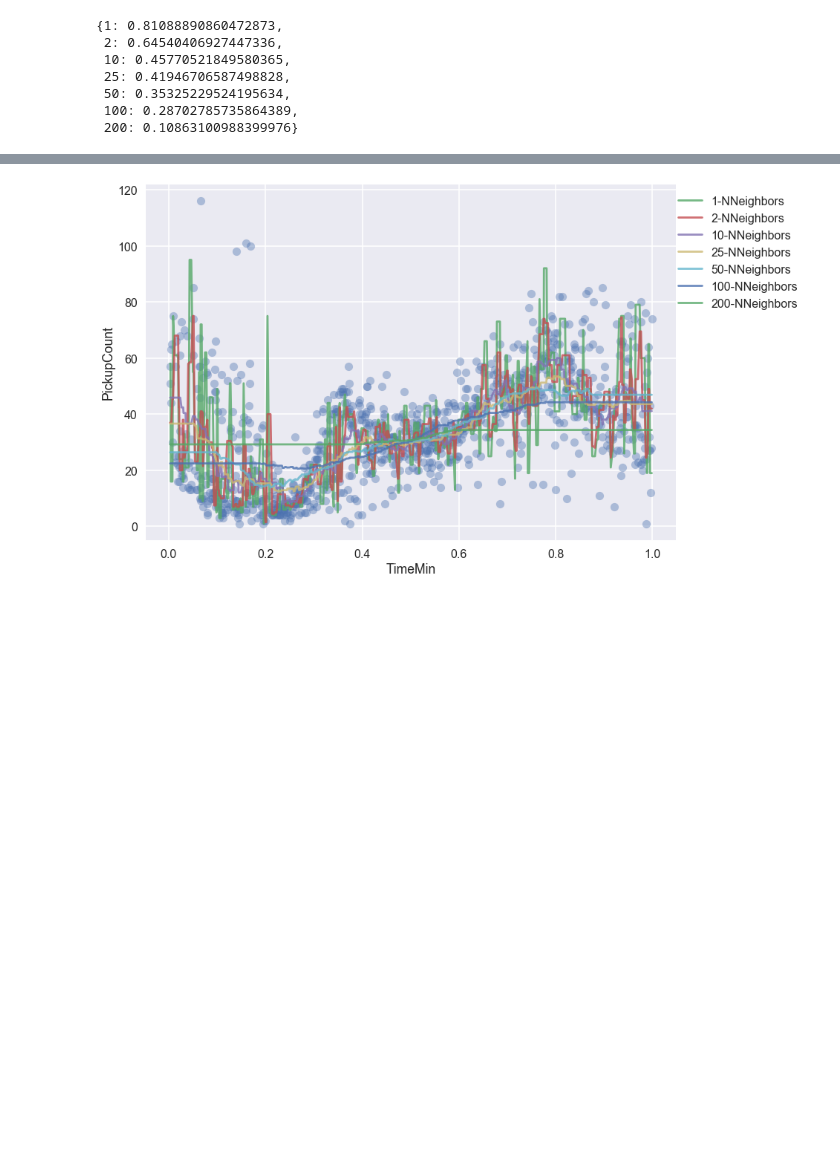
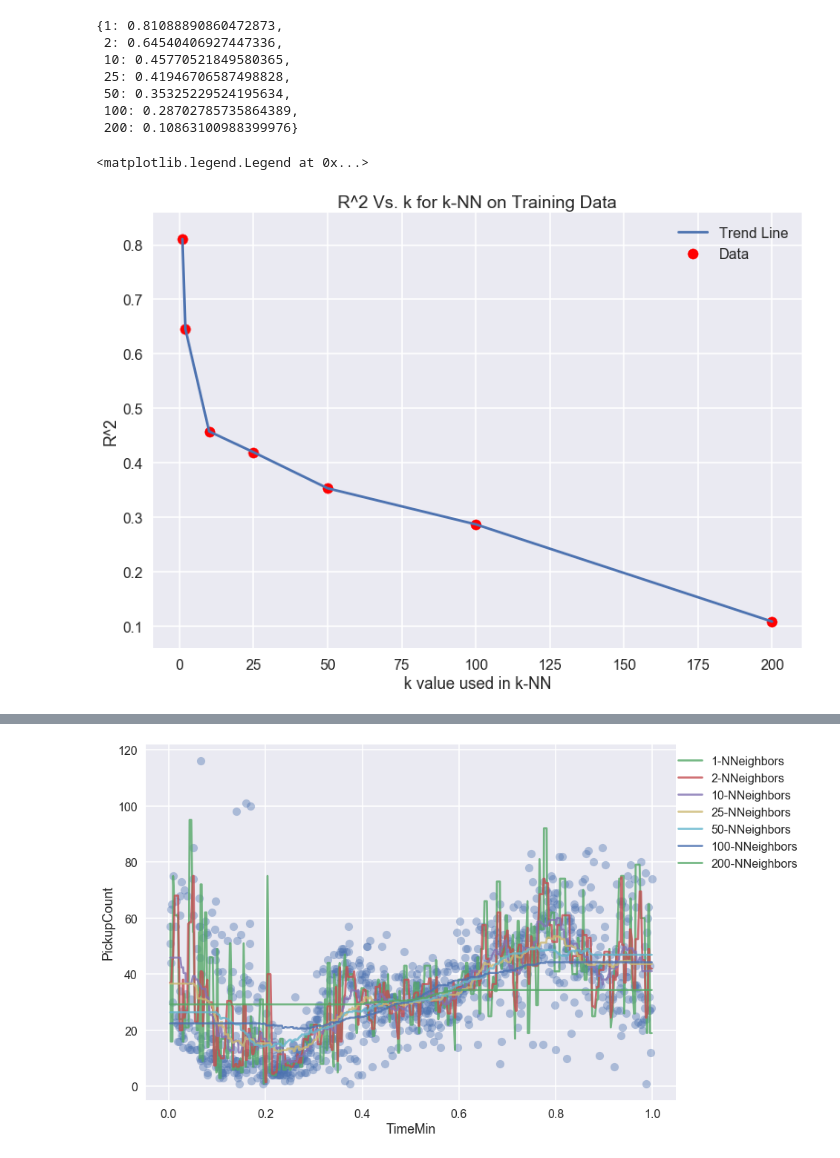
Before and after one commit to EverettSussman/CS109HW2, a Jupyter notebook: cs109a_hw2.ipynb, the cells around one changed output, grey strips where cells are left out. Saved outputs shown, nothing was run; the diff lists cells and outputs as text; code cells hidden in the pictures; blank space fills up the shorter version.

Commit message:
Plot Linear Regressions

```diff
--- a/cs109a_hw2.ipynb
+++ b/cs109a_hw2.ipynb
@@ -143,3 +143,14 @@ trainScores
  50: 0.35325229524195634,
  100: 0.28702785735864389,
  200: 0.10863100988399976}
+# %%
+fig, ax = plt.subplots(1)
+ax.scatter([int(key) for key in list(trainScores.keys())], [trainScores[key] for key in list(trainScores.keys())], c="red", label="Data")
+ax.plot([int(key) for key in list(trainScores.keys())], [trainScores[key] for key in list(trainScores.keys())], label="Trend Line")
+ax.set_title("R^2 Vs. k for k-NN on Training Data")
+ax.set_xlabel("k value used in k-NN")
+ax.set_ylabel("R^2")
+ax.legend()
+# %% [output]
+<matplotlib.legend.Legend at 0x...>
+[figure, added]
```
Also changed, not shown: parts of 14 cells of this notebook.
